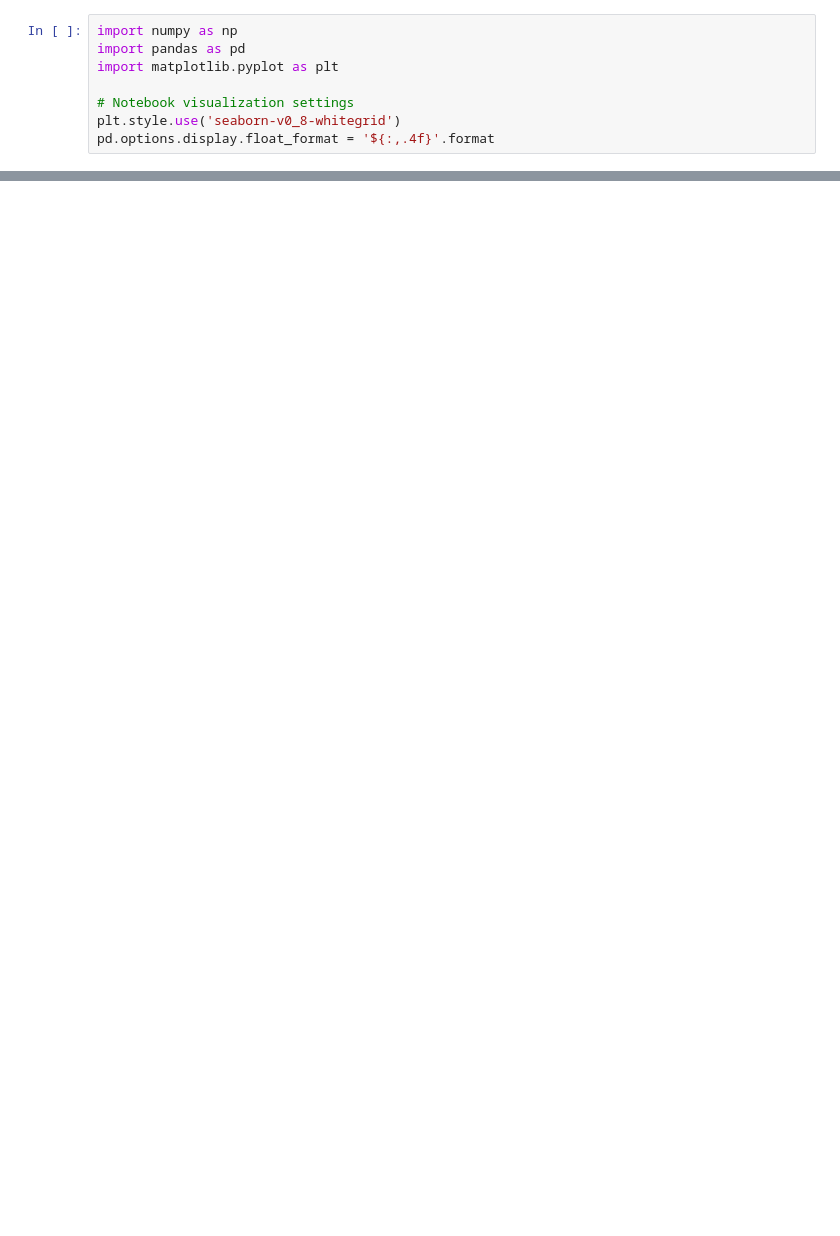
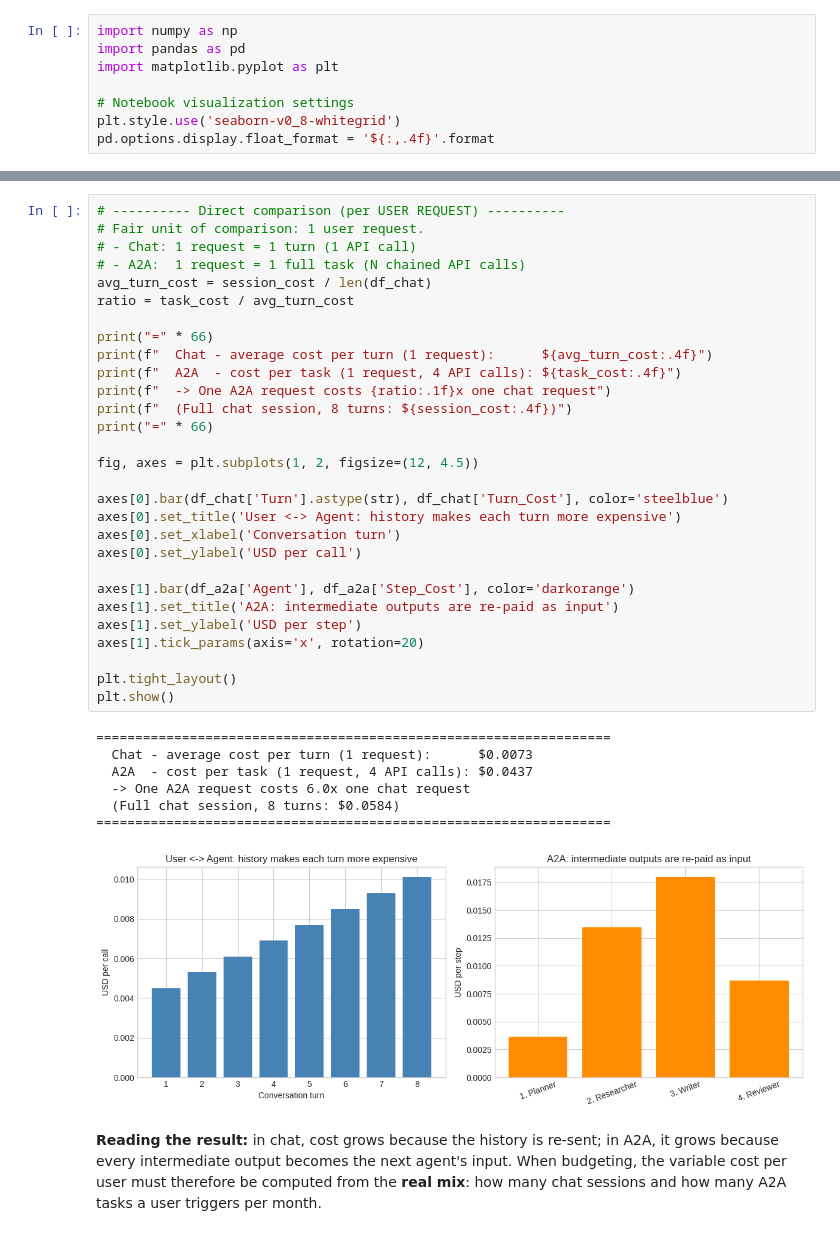
Before and after one commit to Asuskf/from-nlp-to-agents, a Jupyter notebook: tokens/GenAI_Unit_Economics_Model.ipynb, the cells around one changed output, grey strips where cells are left out. Cells and saved outputs as stored; diff of their text form; blank space fills up the shorter version.

```diff
--- a/tokens/GenAI_Unit_Economics_Model.ipynb
+++ b/tokens/GenAI_Unit_Economics_Model.ipynb
@@ -100,0 +196,39 @@ $$
+# %%
+# ---------- Direct comparison (per USER REQUEST) ----------
+# Fair unit of comparison: 1 user request.
+# - Chat: 1 request = 1 turn (1 API call)
+# - A2A:  1 request = 1 full task (N chained API calls)
+avg_turn_cost = session_cost / len(df_chat)
+ratio = task_cost / avg_turn_cost
+
+print("=" * 66)
+print(f"  Chat - average cost per turn (1 request):      ${avg_turn_cost:.4f}")
+print(f"  A2A  - cost per task (1 request, 4 API calls): ${task_cost:.4f}")
+print(f"  -> One A2A request costs {ratio:.1f}x one chat request")
+print(f"  (Full chat session, 8 turns: ${session_cost:.4f})")
+print("=" * 66)
+
+fig, axes = plt.subplots(1, 2, figsize=(12, 4.5))
+
+axes[0].bar(df_chat['Turn'].astype(str), df_chat['Turn_Cost'], color='steelblue')
+axes[0].set_title('User <-> Agent: history makes each turn more expensive')
+axes[0].set_xlabel('Conversation turn')
+axes[0].set_ylabel('USD per call')
+
+axes[1].bar(df_a2a['Agent'], df_a2a['Step_Cost'], color='darkorange')
+axes[1].set_title('A2A: intermediate outputs are re-paid as input')
+axes[1].set_ylabel('USD per step')
+axes[1].tick_params(axis='x', rotation=20)
+
+plt.tight_layout()
+plt.show()
+# %% [output]
+==================================================================
+  Chat - average cost per turn (1 request):      $0.0073
+  A2A  - cost per task (1 request, 4 API calls): $0.0437
+  -> One A2A request costs 6.0x one chat request
+  (Full chat session, 8 turns: $0.0584)
+==================================================================
+[figure, added]
+# %% [markdown]
+**Reading the result:** in chat, cost grows because the history is re-sent; in A2A, it grows because every intermediate output becomes the next agent's input. When budgeting, the variable cost per user must therefore be computed from the **real mix**: how many chat sessions and how many A2A tasks a user triggers per month.
```
Also changed, not shown: parts of 20 cells of this notebook.
